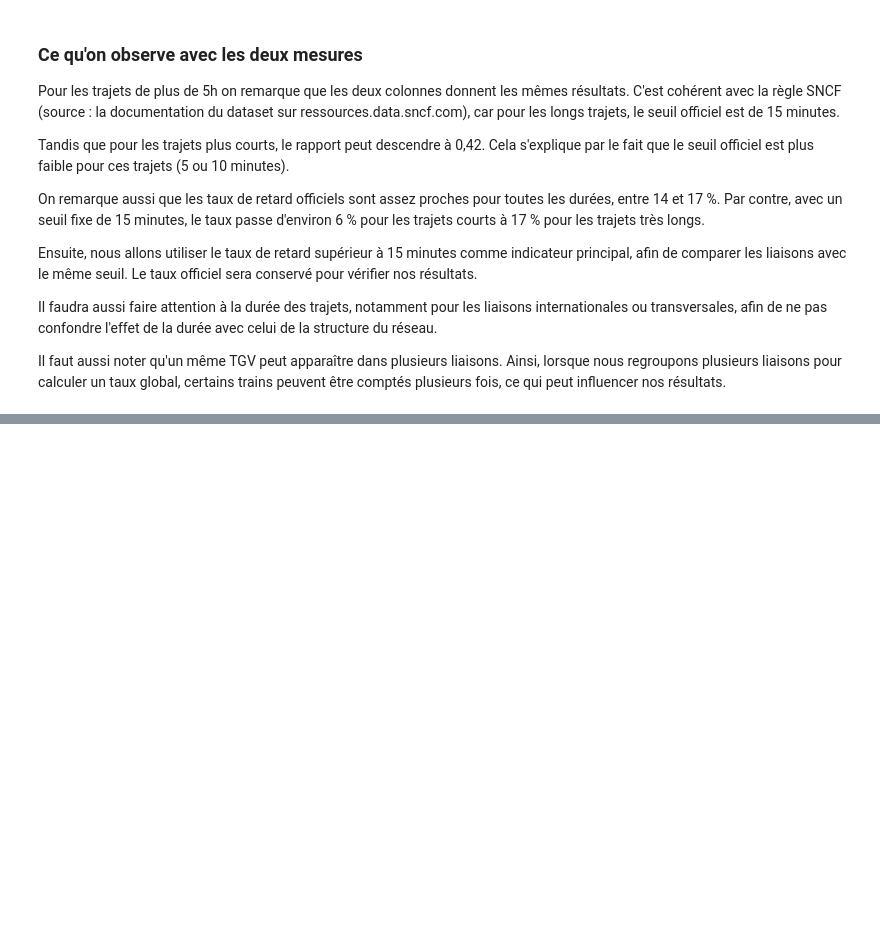
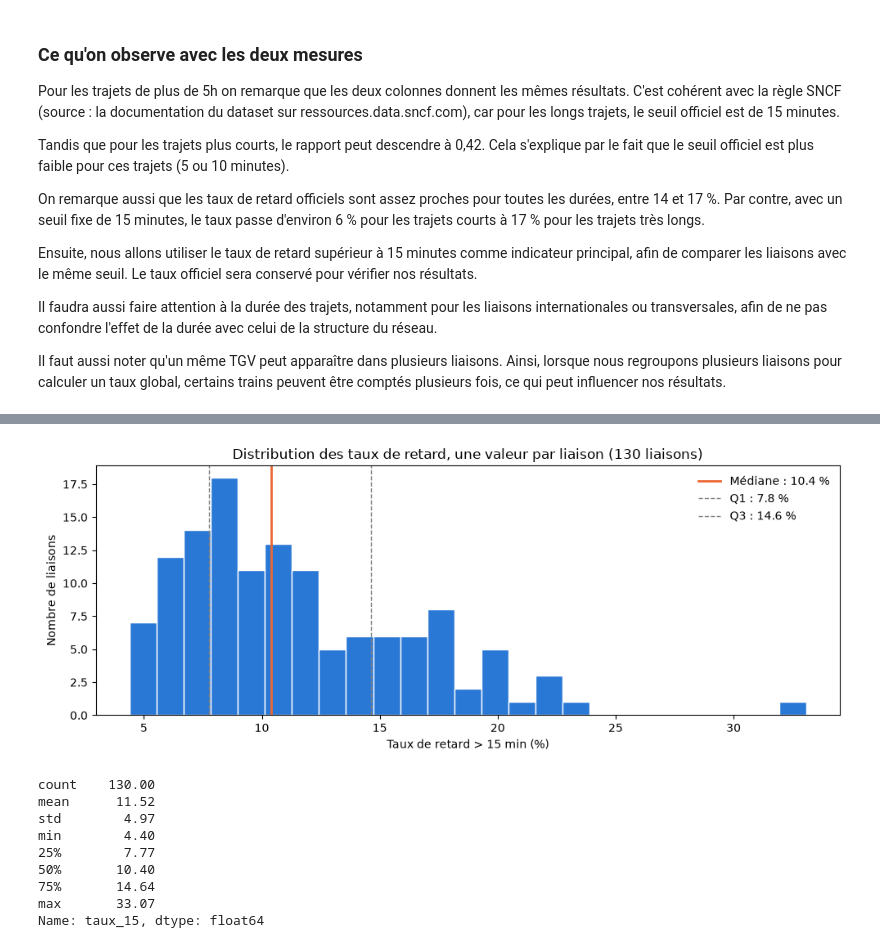
Before and after one commit to husseindakroube/IADATA701-PROJET, a Jupyter notebook: notebooks/02_eda_analyse.ipynb, the cells around one changed output, grey strips where cells are left out. Cells and saved outputs as stored; diff of their text form; code cells hidden in the pictures; blank space fills up the shorter version.

```diff
--- a/notebooks/02_eda_analyse.ipynb
+++ b/notebooks/02_eda_analyse.ipynb
@@ -288,0 +454,18 @@ Il faut aussi noter qu'un même TGV peut apparaître dans plusieurs liaisons. Ai
+# %%
+
+# On regroupe les données par liaison pour calculer les totaux sur toute la période
+par_liaison = data_propre.groupby("liaison").agg(
+    trains=("circules", "sum"),
+    retards_15=("nb_train_retard_sup_15", "sum"),
+    retards_arrivee=("nb_train_retard_arrivee", "sum"),
+    duree=("duree_moyenne", "mean"),
+    nb_mois=("date", "nunique"),
+)
+
+# On calcule les deux taux de retard pour chaque liaison
+par_liaison["taux_15"] = par_liaison["retards_15"] / par_liaison["trains"] * 100
+par_liaison["taux_officiel"] = par_liaison["retards_arrivee"] / par_liaison["trains"] * 100
+
+# On affiche le nombre total de liaisons et les 5 premières lignes
+print("Nombre de liaisons :", len(par_liaison))
+par_liaison.head()
@@ -288,0 +481,37 @@ Il faut aussi noter qu'un même TGV peut apparaître dans plusieurs liaisons. Ai
+# %%
+
+# On regarde comment les taux de retard sont répartis entre les 130 liaisons
+fig, ax = plt.subplots(figsize=(10, 4))
+ax.hist(par_liaison["taux_15"], bins=25, color="#2a78d6", edgecolor="white")
+
+# On calcule la médiane et les deux quartiles pour les afficher sur le graphique
+mediane = par_liaison["taux_15"].median()
+q1 = par_liaison["taux_15"].quantile(0.25)
+q3 = par_liaison["taux_15"].quantile(0.75)
+
+ax.axvline(mediane, color="#eb6834", lw=2, label=f"Médiane : {mediane:.1f} %")
+ax.axvline(q1, color="gray", lw=1, ls="--", label=f"Q1 : {q1:.1f} %")
+ax.axvline(q3, color="gray", lw=1, ls="--", label=f"Q3 : {q3:.1f} %")
+
+# On ajoute les titres des axes et la légende
+ax.set_xlabel("Taux de retard > 15 min (%)")
+ax.set_ylabel("Nombre de liaisons")
+ax.set_title("Distribution des taux de retard, une valeur par liaison (130 liaisons)")
+ax.legend(frameon=False)
+
+plt.tight_layout()
+plt.show()
+
+# On affiche les statistiques générales des taux de retard
+par_liaison["taux_15"].describe().round(2)
+# %% [output]
+[figure, added]
+count    130.00
+mean      11.52
+std        4.97
+min        4.40
+25%        7.77
+50%       10.40
+75%       14.64
+max       33.07
+Name: taux_15, dtype: float64
```
Also changed, not shown: parts of 18 cells of this notebook.
